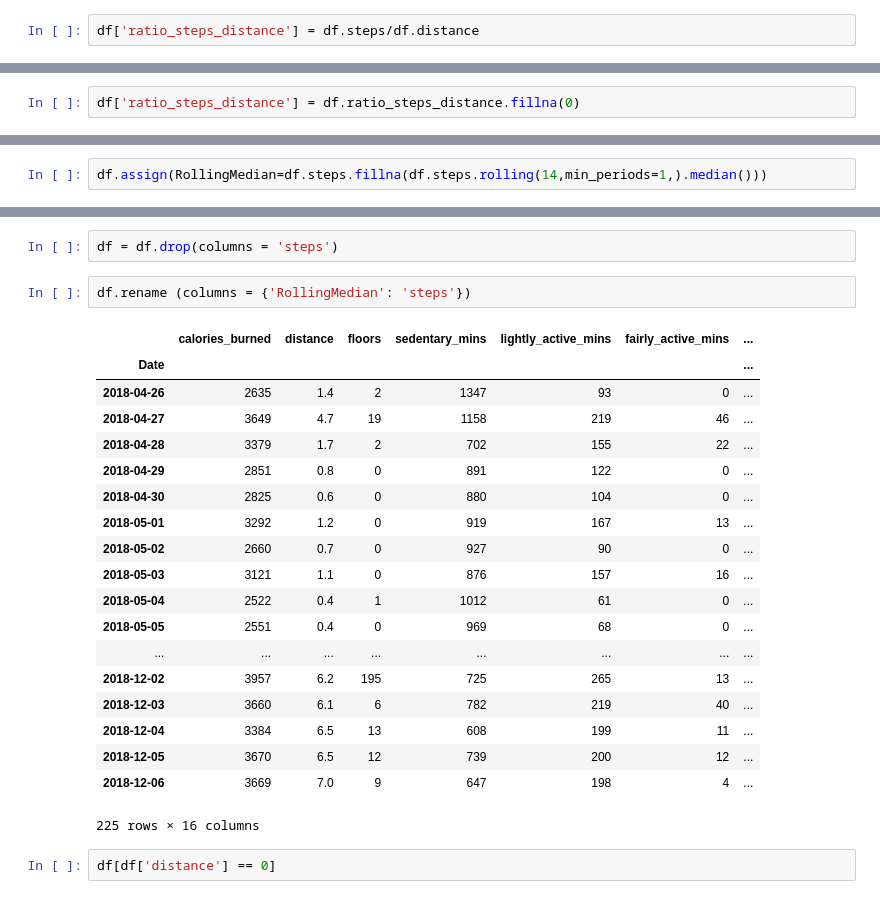
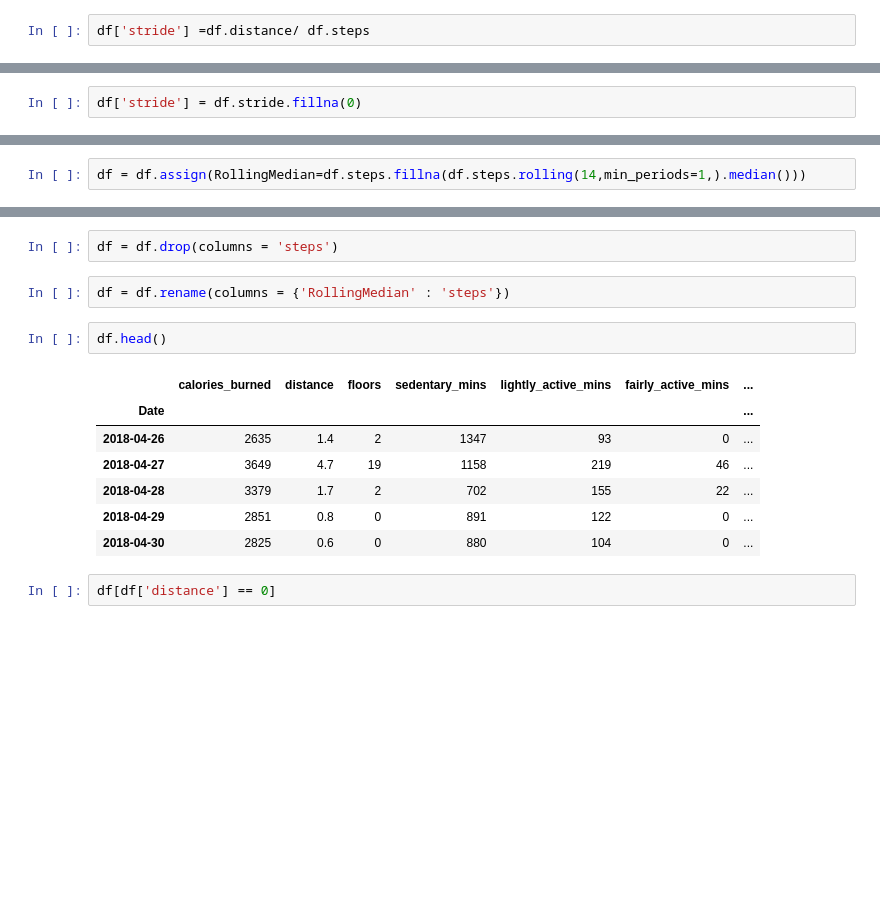
Before and after one commit to U-Gotta-Have-Faith/time_series, a Jupyter notebook: Sean _faith_acquire.ipynb, the cells around one changed output, grey strips where cells are left out. Cells and saved outputs as stored; diff of their text form; blank space fills up the shorter version.

```diff
--- a/Sean _faith_acquire.ipynb
+++ b/Sean _faith_acquire.ipynb
@@ -112,7 +112,7 @@ df['ratio_act_sed'] = df.active_total/df.sedentary_mins
 # %% [markdown]
 ## Add column with ratio of steps to distance
 # %%
-df['ratio_steps_distance'] = df.steps/df.distance
+df['stride'] =df.distance/ df.steps
 # %% [markdown]
 ## Add column with ratio of calories to steps
 # %%
@@ -202,6 +202,6 @@ df['weekday'].value_counts()
 Name: weekday, dtype: int64
 # %%
-df['ratio_steps_distance'] = df.ratio_steps_distance.fillna(0)
+df['stride'] = df.stride.fillna(0)
 # %%
 df = df.replace([np.inf, -np.inf], 0)
 # %%
@@ -342,4 +344,4 @@ plt.show()
 # %%
 df.steps = df.steps.apply(lambda x: np.nan if x == 0 else x)
 # %%
-df.assign(RollingMedian=df.steps.fillna(df.steps.rolling(14,min_periods=1,).median()))
+df = df.assign(RollingMedian=df.steps.fillna(df.steps.rolling(14,min_periods=1,).median()))
@@ -366,27 +348,17 @@ df.assign(RollingMedian=df.steps.fillna(df.steps.rolling(14,min_periods=1,).medi
 # %%
 df = df.drop(columns = 'steps')
 # %%
-df.rename (columns = {'RollingMedian': 'steps'})
+df = df.rename(columns = {'RollingMedian' : 'steps'})
-# %% [output]
-|  | calories_burned | distance | floors | sedentary_mins | lightly_active_mins | fairly_active_mins | ... |
-| Date |  |  |  |  |  |  | ... |
-| 2018-04-26 | 2635 | 1.4 | 2 | 1347 | 93 | 0 | ... |
-| 2018-04-27 | 3649 | 4.7 | 19 | 1158 | 219 | 46 | ... |
-| 2018-04-28 | 3379 | 1.7 | 2 | 702 | 155 | 22 | ... |
-| 2018-04-29 | 2851 | 0.8 | 0 | 891 | 122 | 0 | ... |
-| 2018-04-30 | 2825 | 0.6 | 0 | 880 | 104 | 0 | ... |
-| 2018-05-01 | 3292 | 1.2 | 0 | 919 | 167 | 13 | ... |
-| 2018-05-02 | 2660 | 0.7 | 0 | 927 | 90 | 0 | ... |
-| 2018-05-03 | 3121 | 1.1 | 0 | 876 | 157 | 16 | ... |
-| 2018-05-04 | 2522 | 0.4 | 1 | 1012 | 61 | 0 | ... |
-| 2018-05-05 | 2551 | 0.4 | 0 | 969 | 68 | 0 | ... |
-| ... | ... | ... | ... | ... | ... | ... | ... |
-| 2018-12-02 | 3957 | 6.2 | 195 | 725 | 265 | 13 | ... |
-| 2018-12-03 | 3660 | 6.1 | 6 | 782 | 219 | 40 | ... |
-| 2018-12-04 | 3384 | 6.5 | 13 | 608 | 199 | 11 | ... |
-| 2018-12-05 | 3670 | 6.5 | 12 | 739 | 200 | 12 | ... |
-| 2018-12-06 | 3669 | 7.0 | 9 | 647 | 198 | 4 | ... |
-225 rows × 16 columns
+# %%
+df.head()
+# %% [output]
+|  | calories_burned | distance | floors | sedentary_mins | lightly_active_mins | fairly_active_mins | ... |
+| Date |  |  |  |  |  |  | ... |
+| 2018-04-26 | 2635 | 1.4 | 2 | 1347 | 93 | 0 | ... |
+| 2018-04-27 | 3649 | 4.7 | 19 | 1158 | 219 | 46 | ... |
+| 2018-04-28 | 3379 | 1.7 | 2 | 702 | 155 | 22 | ... |
+| 2018-04-29 | 2851 | 0.8 | 0 | 891 | 122 | 0 | ... |
+| 2018-04-30 | 2825 | 0.6 | 0 | 880 | 104 | 0 | ... |
 # %%
 df[df['distance'] == 0]
 # %% [output]
```
Also changed, not shown: parts of 14 cells of this notebook.
